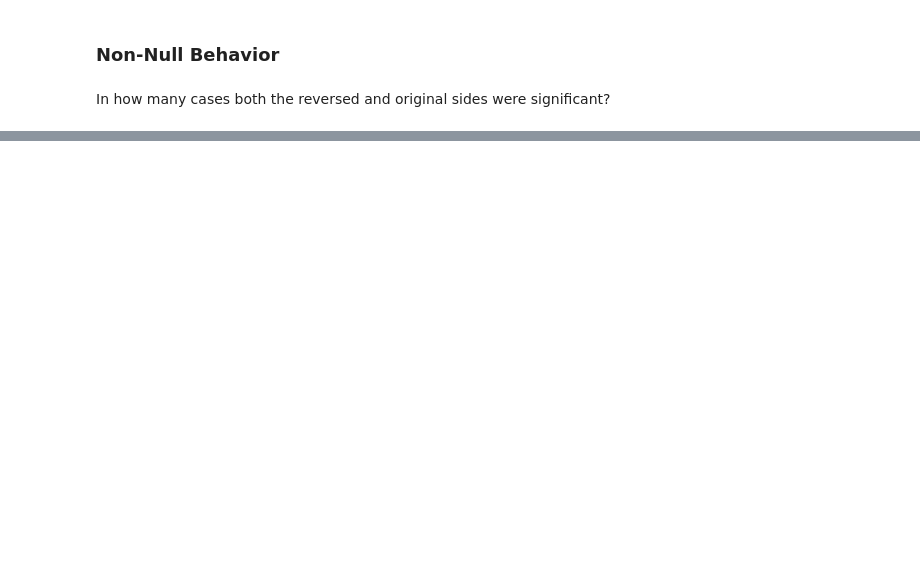
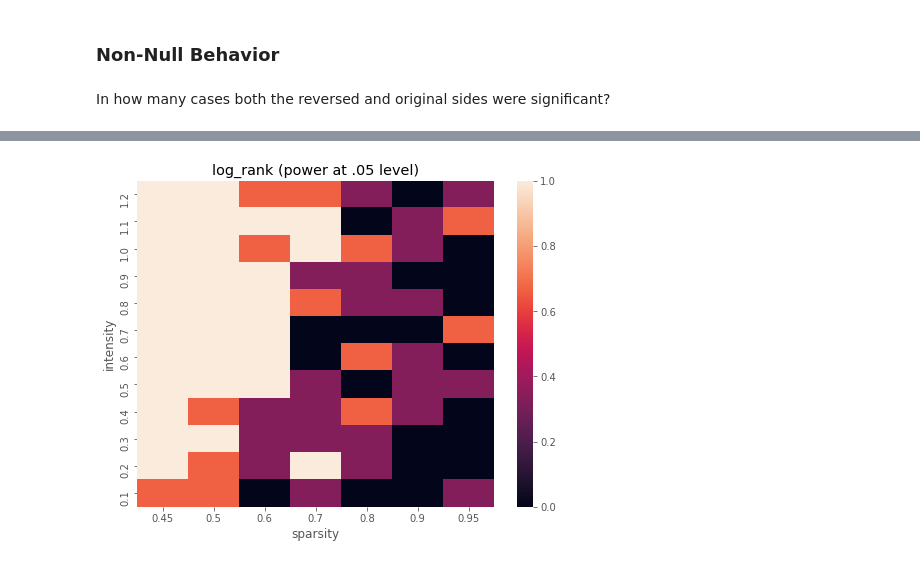
Before and after one commit to alonkipnis/HCHG, a Jupyter notebook: survival.ipynb, the cells around one changed output, grey strips where cells are left out. Saved outputs shown, nothing was run; the diff lists cells and outputs as text; code cells hidden in the pictures; blank space fills up the shorter version.

```diff
--- a/survival.ipynb
+++ b/survival.ipynb
@@ -96,6 +110,8 @@ def hypergeom_test(k, M, n, N, alternative = 'greater', randomize=False):
     :alternative: type of alternative to consider. Options are:
                   'greater', 'less', 'two-sided'
 
+    Returns:
+        Test's P-value
     """
 
     if randomize:
@@ -367,9 +461,2 @@ for itr in tqdm(range(nMonte)):
 # %% [markdown]
 In how many cases both the reversed and original sides were significant?
-# %%
-df_null = pd.read_csv(f"under_null_T{T}_N{N}.csv")
-tests = ['Logrank', 'minP', 'HC', 'BJ', 'wilcoxon', 'Fisher']
-for tsn in tests:
-    tcrit = df_null[tsn].values[0]
-    succ = (df1[tsn] > tcrit) & (df1[tsn + '2'] > tcrit)
-    print(f"{tsn}: {np.mean(succ)} of cases")
@@ -444,0 +463,5 @@ a = list(itertools.product(*lol))[0]
+# %%
+df0['T'] = T
+df0['N'] = N1
+df0['N1'] = N1
+df0['N2'] = N2
@@ -445,3 +530,7 @@ a = list(itertools.product(*lol))[0]
 # %%
 results = pd.read_csv("results.csv")
 results.head()
+
+out_filename = 'fig'
+df0 = results[results.r == 0]
+df1 = results[results.r > 0]
@@ -490,10 +537,4 @@ tests
 # %%
-
-
-
-
-
-
 #def illustrate_phase_diagrams(df1, df0, out_filename='phase_diagram'):
 """
 
@@ -504,53 +545,48 @@ Args:
 :out_filename:   file/path name to write to
 """
 
-params = ['itr', 'T', 'N', 'r', 'beta']
+
+params = ['itr', 'T', 'N1', 'N2', 'r', 'beta']
 tests = ['log_rank', 'hc', 'min_p', 'berk_jones', 'wilcoxon', 'fisher']
 tests_vars = [c for c in df0.columns if c not in params and 'Unnamed' not in c]
 
-global_params = ['T', 'N']
-
-
-
+global_params = ['T', 'N1', 'N2']
 tcrit = df0.groupby(global_params).agg(q95)
 
 good_side = 'greater'
 bad_side = 'less'
 
-for T in df1['T'].unique():
-    for N in df1['N'].unique():
-        df00 = df0[(df0['N'] == N) & (df0['T'] == T)]
-        df11 = df1[(df1['N'] == N) & (df1['T'] == T)]
+for c in df1.groupby(global_params):
+    print(f"Analyzing the case (T, N1, N2) = {c[0]}")
+    dfc = c[1]
 
-        print(f"Analyzing the case (N,T) = {(N,T)}")
+    for tsn in tests:
+        name_good = tsn + '_' + good_side
+        name_bad = tsn + '_' + bad_side
 
-        for tsn in tests:
-            name_good = tsn + '_' + good_side
-            name_bad = tsn + '_' + good_bad
+        # we check rate when both sides succedds. These are not good outcomes
+        two_side_succ = ( dfc[name_good] > tcrit[name_good].values[0] ) & ( dfc[name_bad] > tcrit[name_bad].values[0] )
+        print(f"{tsn}: both sides detected in {np.mean(two_side_succ)} of cases")
+        print("(you should be worried if this number is significantly larger than 0.025)")
 
-            # we check rate when both sides succedds. These are not good outcomes
-            two_side_succ = ( df1[name_good] > tcrit[name_good] ) & ( df1[name_bad] > tcrit[name_bad] )
-            print(f"{tsn}: both sides detected in {np.mean(two_side_succ)} of cases")
-            print("(you should be worried is this number is significantly larger than 0.05)")
+        bb = dfc['beta'].unique()
+        rr = dfc['r'].unique()
+        mat = np.zeros((len(bb), len(rr)))
+        for i,beta in enumerate(bb):
+            for j,r in enumerate(rr):
+                dfs = dfc[(dfc['beta'] == beta) & (dfc['r'] == r) ]
+                succ = dfs[name_good] > tcrit[name_good].values[0]
+                mat[i,j] = np.mean(succ)
 
-            mat = np.zeros((len(bb), len(mm), len(tests)))
-
-            for k,tsn in enumerate(tests):
-                for i,beta in enumerate(bb):
-                    for j,m in enumerate(mm):
-                        eps = T ** -beta   # sparsity rate
-                        dfc = df1[np.abs(df1.eps - eps) + np.abs(df1.mu - m) < 1e-10]
-                        tcrit = df0[tsn].values[0]
-                        succ = dfc[tsn] > tcrit
-                        mat[i,j,k] = np.mean(succ)
-
-                g = seaborn.heatmap(mat[:,::-1,k].T)
-                plt.title(f"{tsn} (power at .05 level)")
-                g.set_xticklabels(bb)
-                g.set_xlabel('sparsity')
-                g.set_ylabel('intensity')
-                #g.set_yticklabels(np.round(mm[::-1],3))
-                g.set_yticklabels(np.round(rr[::-1],3))
-                fn = out_filename + tsn + ".png"
-                plt.savefig(fn)
-                plt.show()
+        plt.figure()
+        g = seaborn.heatmap(mat[:,::-1].T)
+        plt.title(f"{tsn} (power at .05 level)")
+        g.set_xticklabels(bb)
+        g.set_xlabel('sparsity')
+        g.set_ylabel('intensity')
+        #g.set_yticklabels(np.round(mm[::-1],3))
+        g.set_yticklabels(np.round(rr[::-1],3))
+        fn = out_filename + tsn + ".png"
+        plt.savefig(fn)
+        plt.show()
+# %% [output]
@@ -556,0 +596 @@ for T in df1['T'].unique():
+[figure, added]
```
Also changed, not shown: parts of 28 cells of this notebook, 6 other files.
